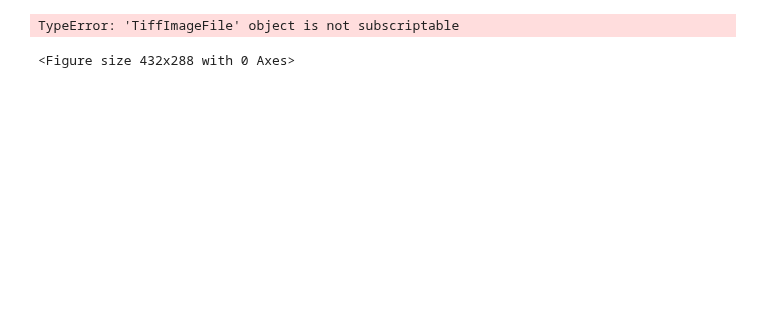
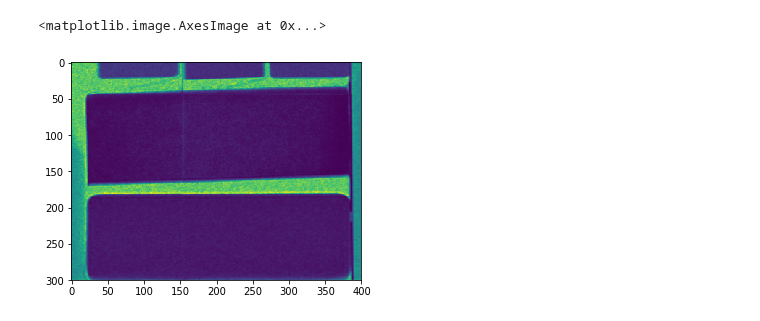
Before and after one commit to neutronimaging/scripts, a Jupyter notebook: python/ToF_notebooks/LSP_data_analysis.ipynb, the cells around one changed output. Cells and saved outputs as stored; diff of their text form; code cells hidden in the pictures; blank space fills up the shorter version.

```diff
--- a/python/ToF_notebooks/LSP_data_analysis.ipynb
+++ b/python/ToF_notebooks/LSP_data_analysis.ipynb
@@ -10,0 +21,6 @@ img = Image.open('/media/carminati_c/Data2/samples_for_Chiara_LSP.tif')
+# %%
+pathdata = '/media/carminati_c/Data2/LSP_Manuel/sample_binned_spotCleaned/'
+pathob = '/media/carminati_c/Data2/LSP_Manuel/OB_binned_spotCleaned/'
+files_sample = (sorted(fnmatch.filter(listdir(pathdata),'*.tif')))
+files_ob = (sorted(fnmatch.filter(listdir(pathob),'*.tif')))
+spectrum = np.loadtxt('/media/ws_niag/10_people/Morgano/RADEN_data_analysis/TEST6_000_Spectra.txt', usecols=0)
@@ -10,0 +36,21 @@ img = Image.open('/media/carminati_c/Data2/samples_for_Chiara_LSP.tif')
+# %%
+(pathob+files_ob[0])
+
+ob = io.imread(pathob+files_ob[0])
+np.shape(ob)
+
+ob_image = np.zeros([300,400,155])
+sample_image = np.zeros([300,400,155])
+np.shape(ob_image)
+
+for i in range(0,155):
+    ob_image[:,:,i] = io.imread(pathob+files_ob[i])
+    sample_image[:,:,i] = io.imread(pathdata+files_sample[i])
+# %%
+plt.figure()
+plt.imshow(sample_image[:,:,i]/ob_image[:,:,i])
+
+trans_image = np.zeros([300,400,155])
+for i in range(0,155):
+    dose = np.median(ob_image[10:20,10:20,i])/np.median(sample_image[10:20,10:20,i])
+    trans_image[:,:,i] = sample_image[:,:,i]/ob_image[:,:,i]*dose
@@ -11,6 +59,6 @@ img = Image.open('/media/carminati_c/Data2/samples_for_Chiara_LSP.tif')
 # %%
 plt.figure()
-plt.imshow(img[:,:,0])
+plt.imshow(trans_image[:,:,70])
 # %% [output]
-TypeError: 'TiffImageFile' object is not subscriptable
+<matplotlib.image.AxesImage at 0x...>
-<Figure size 432x288 with 0 Axes>
+[figure, added]
```
Also changed, not shown: parts of 10 cells of this notebook, 3 other files.
